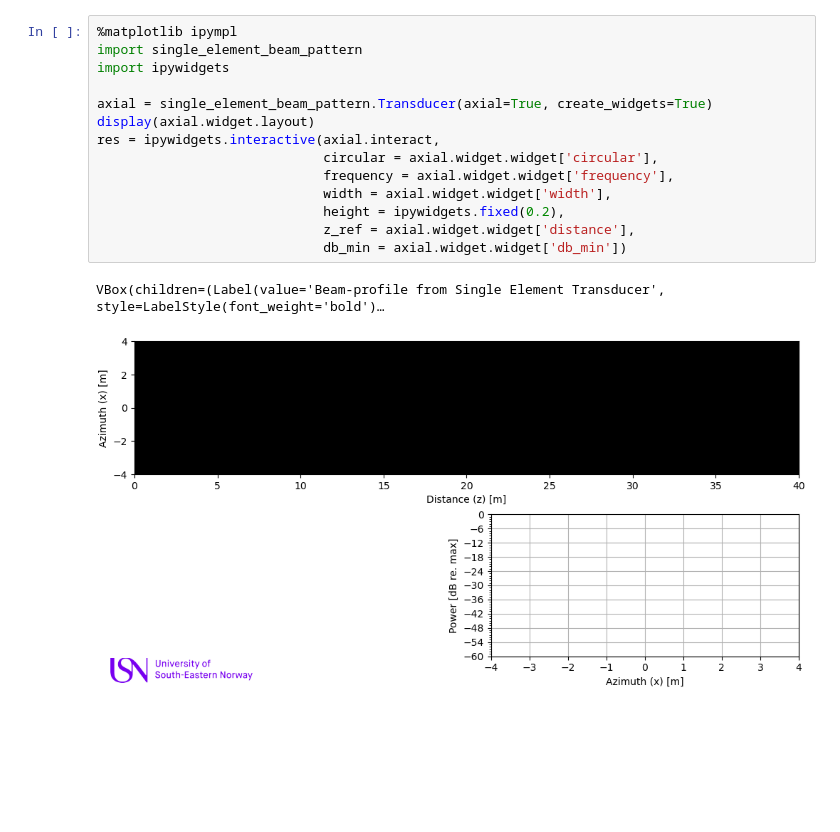
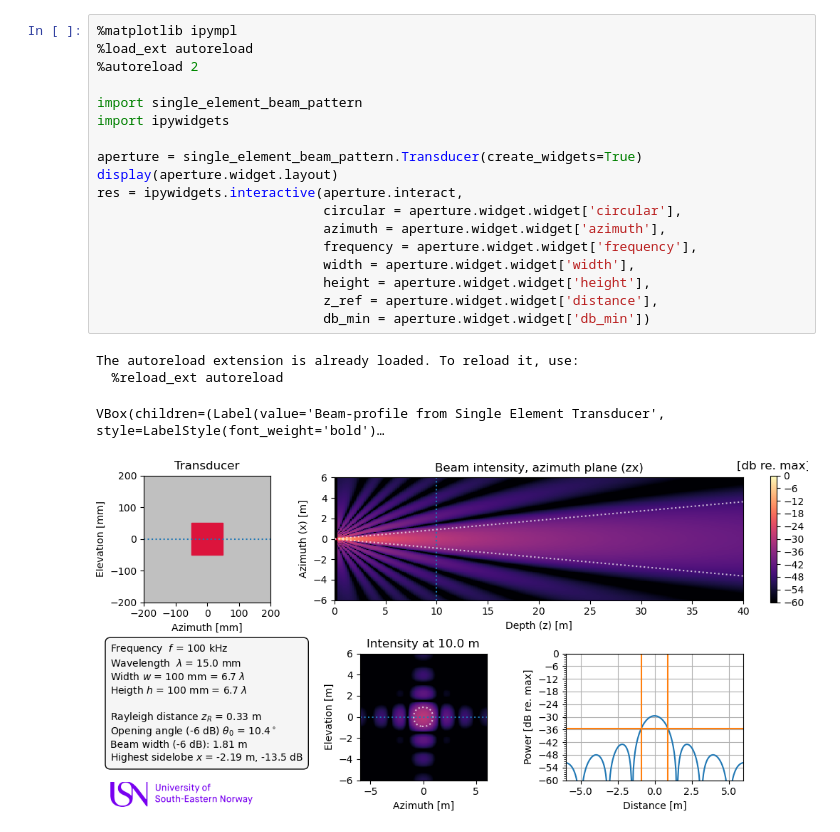
Before and after one commit to lars-usn/demo, a Jupyter notebook: jupyter-notebooks/beam_profile_demo/src/single_element_demo.ipynb, the cells around one changed output. Saved outputs shown, nothing was run; the diff lists cells and outputs as text; blank space fills up the shorter version.

Commit message:
2 axial planes implemented

```diff
--- a/jupyter-notebooks/beam_profile_demo/src/single_element_demo.ipynb
+++ b/jupyter-notebooks/beam_profile_demo/src/single_element_demo.ipynb
@@ -95,18 +95,24 @@ The far-field beam pattern equations above have been implemented in a Python pro
 Run the code to start the interactive plots, and change the values to see how the beam pattern changes.
 # %%
 %matplotlib ipympl
+%load_ext autoreload
+%autoreload 2
+
 import single_element_beam_pattern
 import ipywidgets
 
-axial = single_element_beam_pattern.Transducer(axial=True, create_widgets=True)
-display(axial.widget.layout)
-res = ipywidgets.interactive(axial.interact,
-                             circular = axial.widget.widget['circular'],
-                             frequency = axial.widget.widget['frequency'],
-                             width = axial.widget.widget['width'],
-                             height = ipywidgets.fixed(0.2),
-                             z_ref = axial.widget.widget['distance'],
-                             db_min = axial.widget.widget['db_min'])
+aperture = single_element_beam_pattern.Transducer(create_widgets=True)
+display(aperture.widget.layout)
+res = ipywidgets.interactive(aperture.interact,
+                             circular = aperture.widget.widget['circular'],
+                             azimuth = aperture.widget.widget['azimuth'],
+                             frequency = aperture.widget.widget['frequency'],
+                             width = aperture.widget.widget['width'],
+                             height = aperture.widget.widget['height'],
+                             z_ref = aperture.widget.widget['distance'],
+                             db_min = aperture.widget.widget['db_min'])
 # %% [output]
-VBox(children=(Label(value='Beam-profile from Single Element Transducer', style=LabelStyle(font_weight='bold')…
+The autoreload extension is already loaded. To reload it, use:
+  %reload_ext autoreload
+VBox(children=(Label(value='Beam-profile from Single Element Transducer', style=LabelStyle(font_weight='bold')…
-[figure, old version]
+[figure, new version]
```
Also changed, not shown: parts of 2 cells of this notebook, 1 other file.
